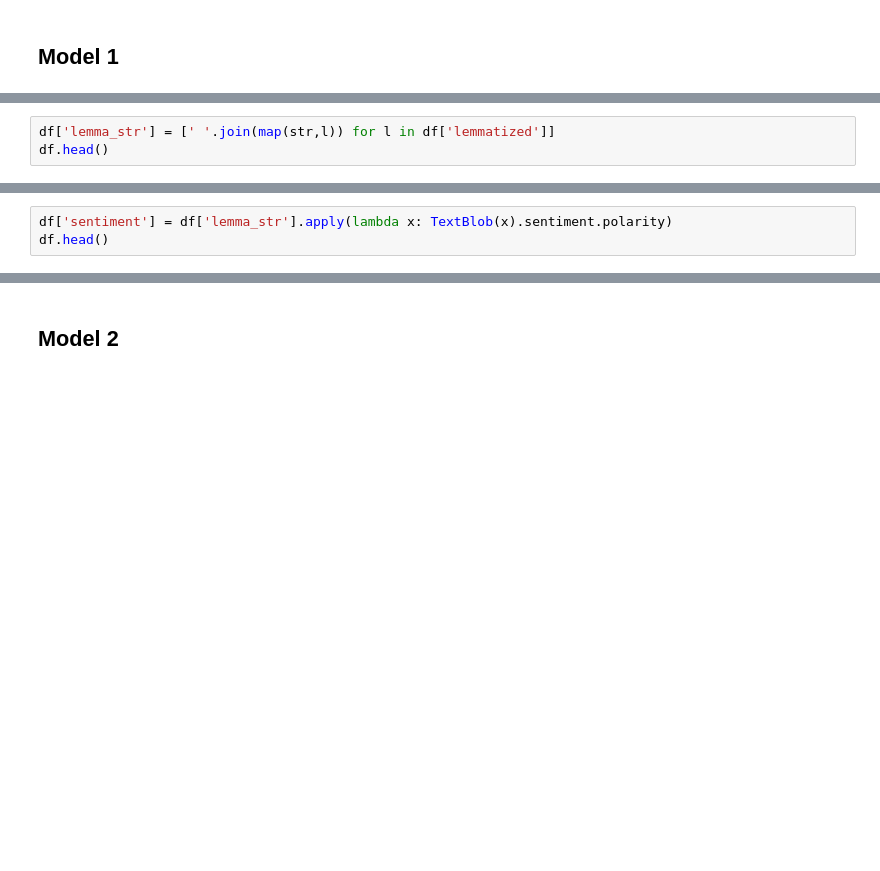
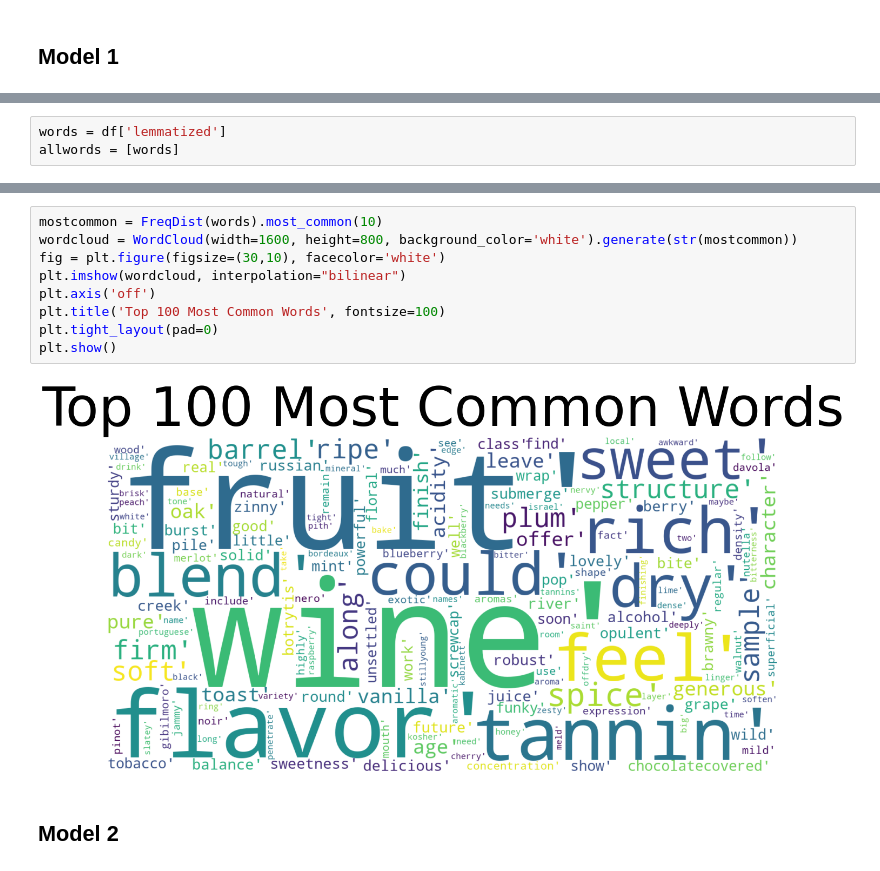
Before and after one commit to ghermes/wine_reviews, a Jupyter notebook: wine_review_models.ipynb, the cells around one changed output, grey strips where cells are left out. Saved outputs shown, nothing was run; the diff lists cells and outputs as text; blank space fills up the shorter version.

```diff
--- a/wine_review_models.ipynb
+++ b/wine_review_models.ipynb
@@ -43,3 +41,0 @@ df.head()
-# %%
-df['lemma_str'] = [' '.join(map(str,l)) for l in df['lemmatized']]
-df.head()
@@ -53,3 +41,0 @@ df.head()
-# %%
-df['sentiment'] = df['lemma_str'].apply(lambda x: TextBlob(x).sentiment.polarity)
-df.head()
@@ -62,0 +42,3 @@ df.head()
+# %%
+words = df['lemmatized']
+allwords = [words]
@@ -63,3 +60,14 @@ df.head()
+# %%
+mostcommon = FreqDist(words).most_common(10)
+wordcloud = WordCloud(width=1600, height=800, background_color='white').generate(str(mostcommon))
+fig = plt.figure(figsize=(30,10), facecolor='white')
+plt.imshow(wordcloud, interpolation="bilinear")
+plt.axis('off')
+plt.title('Top 100 Most Common Words', fontsize=100)
+plt.tight_layout(pad=0)
+plt.show()
+# %% [output]
+[figure, added]
 # %% [markdown]
 ## Model 2
 # %%
```
Also changed, not shown: parts of 10 cells of this notebook.
